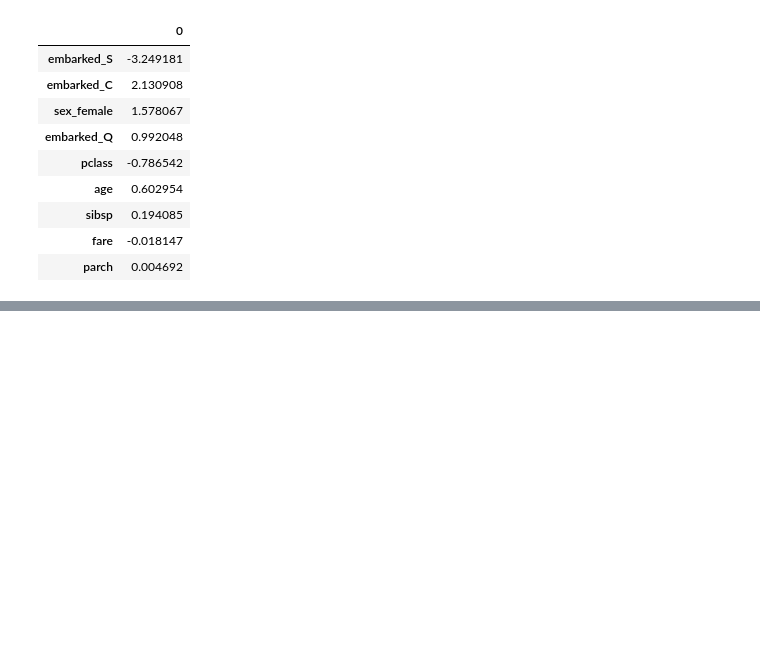
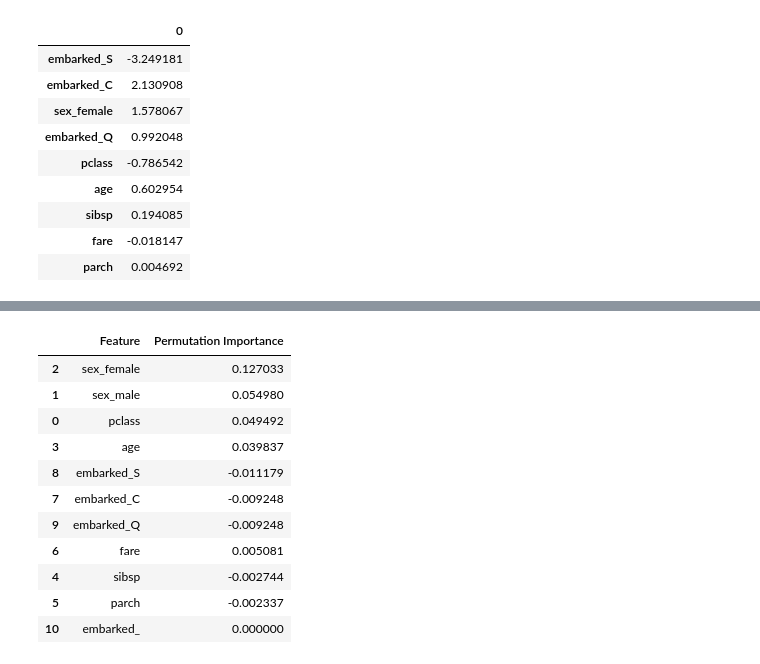
Before and after one commit to cliburn/bios-823-2020, a Jupyter notebook: notebooks/B09_Interpretable_ML.ipynb, the cells around one changed output, grey strips where cells are left out. Saved outputs shown, nothing was run; the diff lists cells and outputs as text; code cells hidden in the pictures; blank space fills up the shorter version.

```diff
--- a/notebooks/B09_Interpretable_ML.ipynb
+++ b/notebooks/B09_Interpretable_ML.ipynb
@@ -189,0 +252,25 @@ importance.sort_values(0, ascending=False, key=lambda x: np.abs(x))
+# %%
+r = permutation_importance(rf,
+                           X_test,
+                           y_test,
+                           n_repeats=30,
+                           random_state=0)
+# %%
+(
+    pd.DataFrame(zip(X_test.columns, r.importances_mean),
+             columns=['Feature', 'Permutation Importance']).
+    sort_values('Permutation Importance', key=lambda x: -np.abs(x))
+)
+# %% [output]
+|  | Feature | Permutation Importance |
+| 2 | sex_female | 0.127033 |
+| 1 | sex_male | 0.054980 |
+| 0 | pclass | 0.049492 |
+| 3 | age | 0.039837 |
+| 8 | embarked_S | -0.011179 |
+| 7 | embarked_C | -0.009248 |
+| 9 | embarked_Q | -0.009248 |
+| 6 | fare | 0.005081 |
+| 4 | sibsp | -0.002744 |
+| 5 | parch | -0.002337 |
+| 10 | embarked_ | 0.000000 |
```
Also changed, not shown: parts of 24 cells of this notebook.
